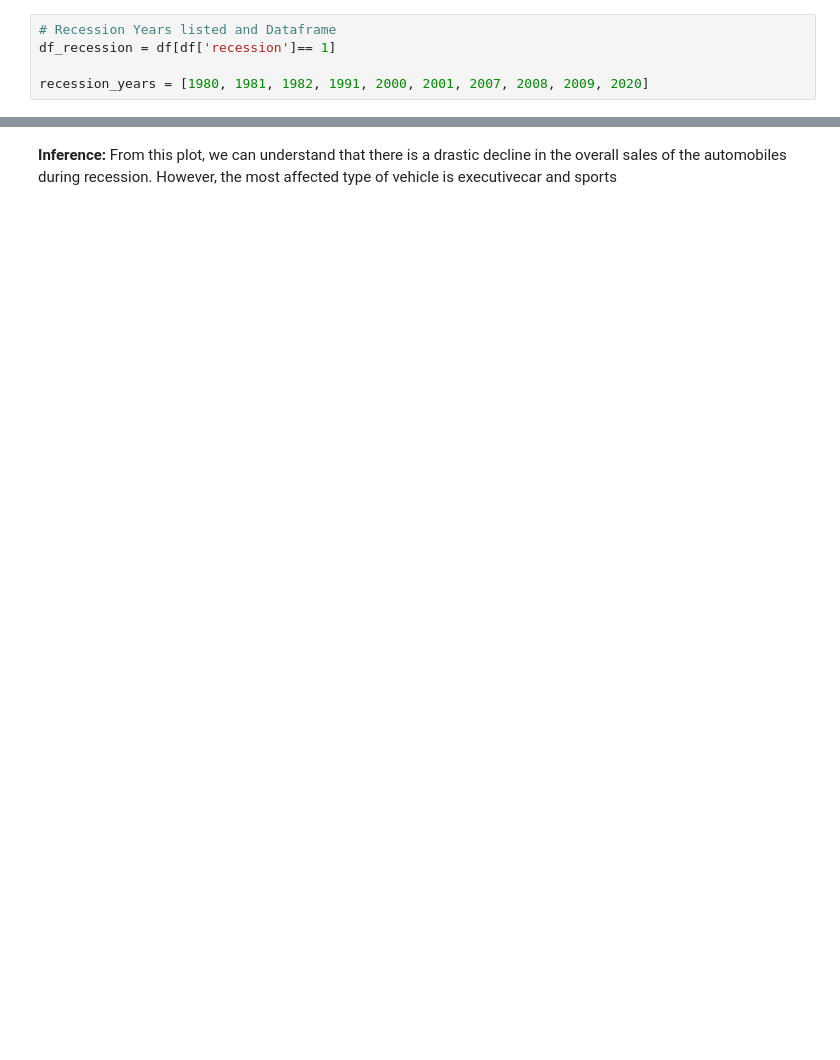
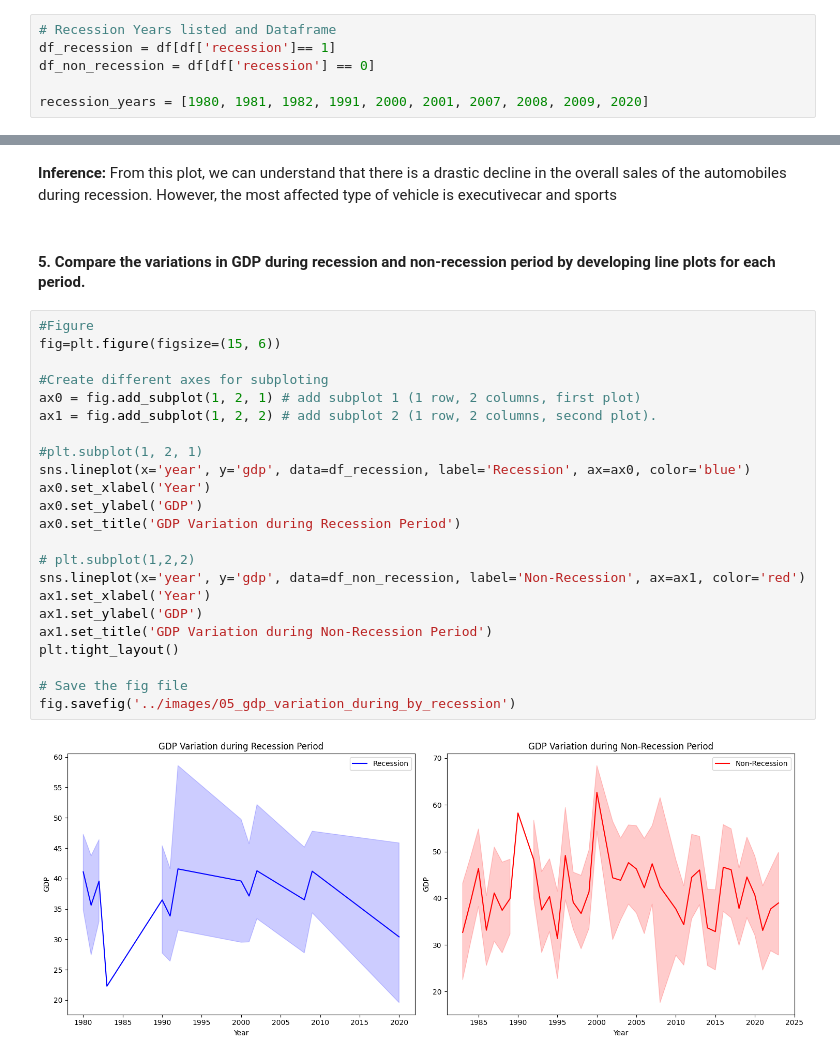
Before and after one commit to reynancs/analyzing_impact_recession_auto_sales_with_ploty, a Jupyter notebook: notebooks/historical_automobile_sales.ipynb, the cells around one changed output, grey strips where cells are left out. Drawn from its saved outputs; the diff is of its cells as text; blank space fills up the shorter version.

```diff
--- a/notebooks/historical_automobile_sales.ipynb
+++ b/notebooks/historical_automobile_sales.ipynb
@@ -152,6 +152,7 @@ df.describe(include='object')
 # %%
 # Recession Years listed and Dataframe
 df_recession = df[df['recession']== 1]
+df_non_recession = df[df['recession'] == 0]
 
 recession_years = [1980, 1981, 1982, 1991, 2000, 2001, 2007, 2008, 2009, 2020]
 # %% [markdown]
@@ -298,3 +300,30 @@ fig.savefig('../images/04_automobile_sales_by_type_during_by_recession')
 # %% [markdown]
 **Inference:** From this plot, we can understand that there is a drastic decline in the overall sales of the automobiles during recession.
 However, the most affected type of vehicle is executivecar and sports
+# %% [markdown]
+#### 5. Compare the variations in GDP during recession and non-recession period by developing line plots for each period.
+# %%
+#Figure
+fig=plt.figure(figsize=(15, 6))
+
+#Create different axes for subploting
+ax0 = fig.add_subplot(1, 2, 1) # add subplot 1 (1 row, 2 columns, first plot)
+ax1 = fig.add_subplot(1, 2, 2) # add subplot 2 (1 row, 2 columns, second plot).
+
+#plt.subplot(1, 2, 1)
+sns.lineplot(x='year', y='gdp', data=df_recession, label='Recession', ax=ax0, color='blue')
+ax0.set_xlabel('Year')
+ax0.set_ylabel('GDP')
+ax0.set_title('GDP Variation during Recession Period')
+
+# plt.subplot(1,2,2)
+sns.lineplot(x='year', y='gdp', data=df_non_recession, label='Non-Recession', ax=ax1, color='red')
+ax1.set_xlabel('Year')
+ax1.set_ylabel('GDP')
+ax1.set_title('GDP Variation during Non-Recession Period')
+plt.tight_layout()
+
+# Save the fig file
+fig.savefig('../images/05_gdp_variation_during_by_recession')
+# %% [output]
+[figure, added]
```
Also changed, not shown: parts of 18 cells of this notebook, 11 other files.
